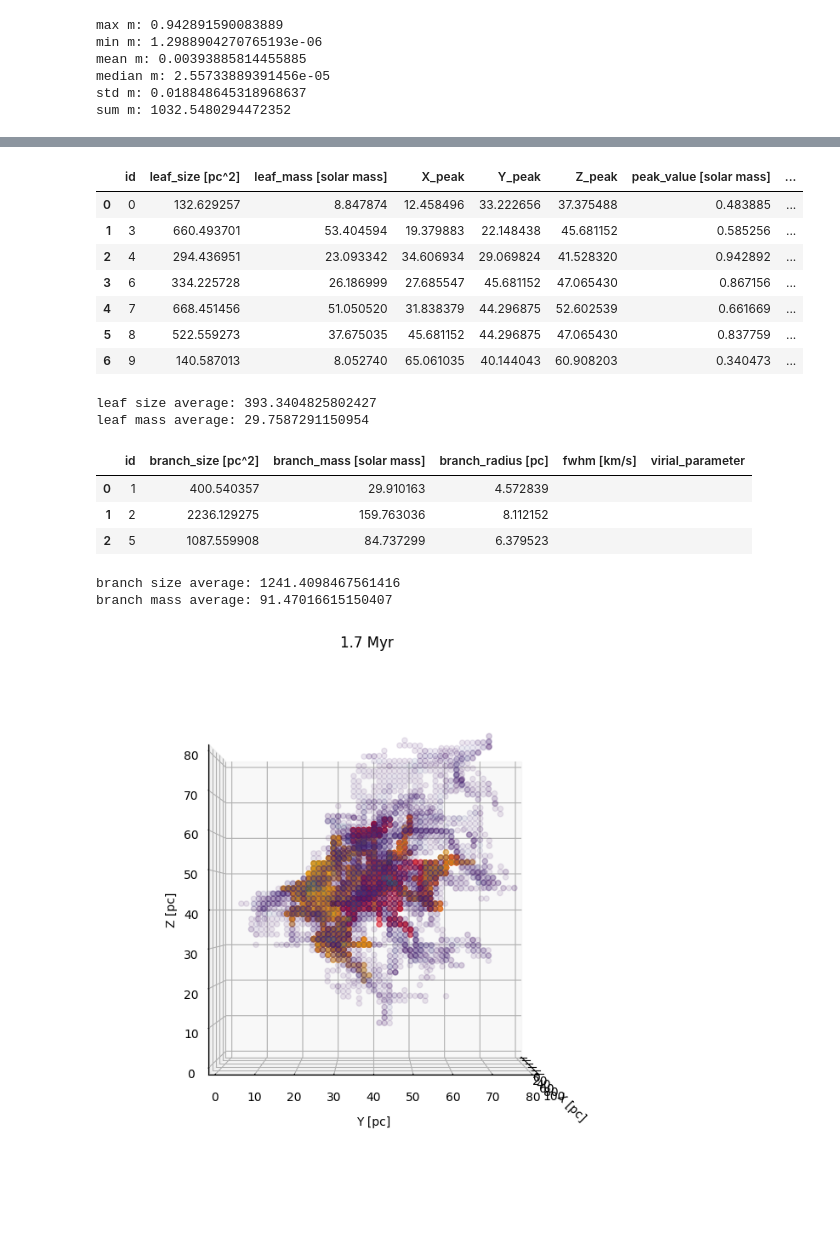
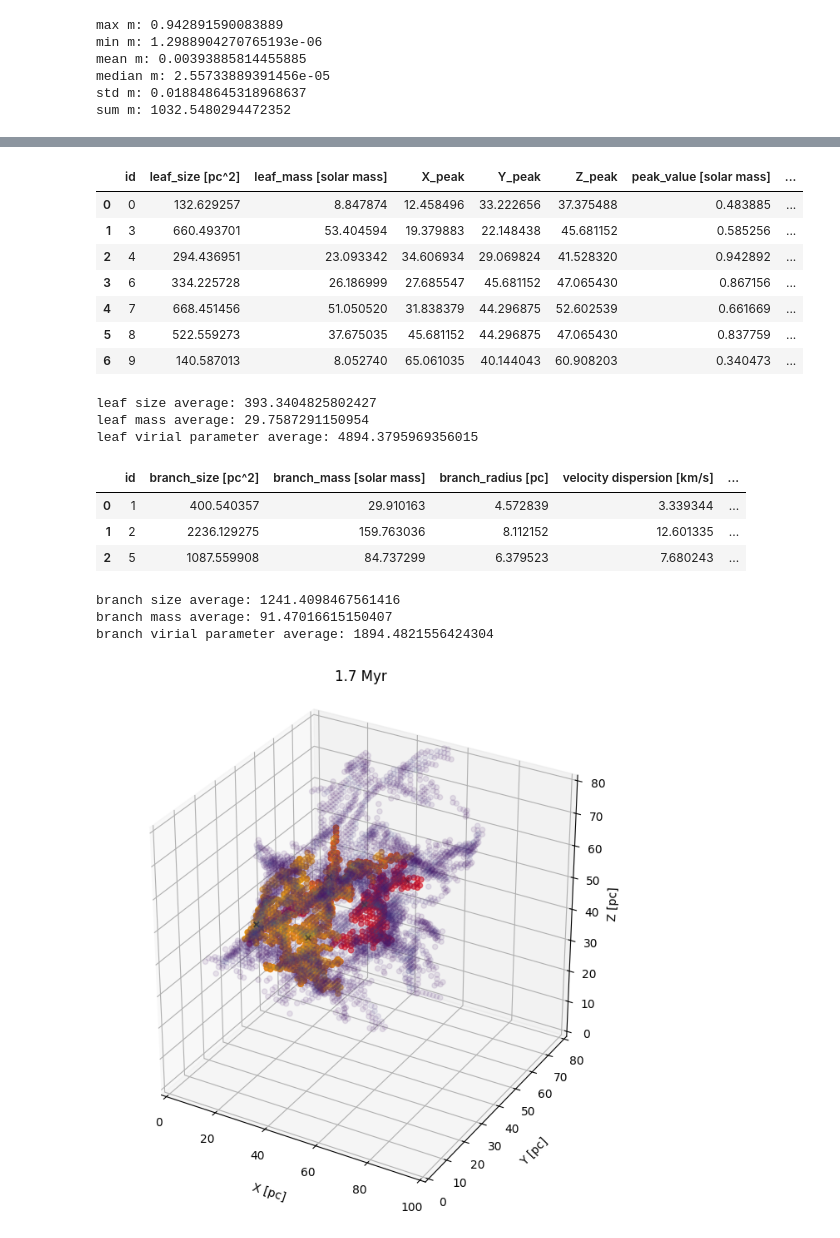
Before and after one commit to kotora260/StarGen, a Jupyter notebook: analysis_mass_ppp/dendro3D_2200.ipynb, the cells around one changed output, grey strips where cells are left out. Cells and saved outputs as stored; diff of their text form; code cells hidden in the pictures.

```diff
--- a/analysis_mass_ppp/dendro3D_2200.ipynb
+++ b/analysis_mass_ppp/dendro3D_2200.ipynb
@@ -34,6 +34,10 @@ d = get_data('C:/Users/kotor/StarGen/datasets/data_ppp/cb2200.h5')
 hx = d['space1']
 hy = d['space2']
 hz = d['space3']
+
+vx = d['vx']
+vy = d['vy']
+vz = d['vz']
 
 nH = d['nH']
 rho = nH * mu
@@ -155,6 +150,25 @@ for s in dendro.leaves:
 leaf_radius = np.cbrt(3 * (np.array(leaf_sizes)) / (4 * np.pi))
 branch_radius = np.cbrt(3 * (np.array(branch_sizes)) / (4 * np.pi))
 
+dv_leaf, dv_branch = [], []
+for structure_index in leaf_indices:
+    structure = dendro[structure_index]
+    mask = structure.get_mask()
+    indices = np.where(mask)
+    v = np.sqrt(vx[indices]**2 + vy[indices]**2 + vz[indices]**2)
+    dv = np.var(v)
+    dv_leaf.append(dv)
+for structure_index in branch_indices:
+    structure = dendro[structure_index]
+    mask = structure.get_mask()
+    indices = np.where(mask)
+    v = np.sqrt(vx[indices]**2 + vy[indices]**2 + vz[indices]**2)
+    dv = np.var(v)
+    dv_branch.append(dv)
+
+vir_leaf = (1.2 * 10**3 * np.array(leaf_radius) * np.array(dv_leaf)**2 / (3 * np.array(mass_per_leaf)))
+vir_branch = (1.2 * 10**3 * np.array(branch_radius) * np.array(dv_branch)**2 / (3 * np.array(mass_per_branch)))
+
 leaf_feature = pd.DataFrame({
     'id':leaf_indices,
     'leaf_size [pc^2]':leaf_sizes,
@@ -164,29 +178,31 @@ leaf_feature = pd.DataFrame({
     'Z_peak':y_peak,
     'peak_value [solar mass]':peak_value,
     'leaf_radius [pc]':leaf_radius,
-    'fwhm [km/s]':'',
-    'virial_parameter':''})
+    'velocity dispersion [km/s]':dv_leaf,
+    'virial_parameter':vir_leaf})
 branch_feature = pd.DataFrame({
     'id':branch_indices,
     'branch_size [pc^2]':branch_sizes,
     'branch_mass [solar mass]':mass_per_branch,
     'branch_radius [pc]':branch_radius,
-    'fwhm [km/s]':'',
-    'virial_parameter':''})
+    'velocity dispersion [km/s]':dv_branch,
+    'virial_parameter':vir_branch})
 
 leaf_size_ave = np.sum(leaf_sizes) / len(leaf_indices)
 branch_size_ave = np.sum(branch_sizes) / len(branch_indices)
 leaf_mass_ave = np.sum(mass_per_leaf) / len(leaf_indices)
 branch_mass_ave = np.sum(mass_per_branch) / len(branch_indices)
+leaf_vir_ave = np.sum(vir_leaf) / len(leaf_indices)
+branch_vir_ave = np.sum(vir_branch) / len(branch_indices)
 
 display(leaf_feature)
 print('leaf size average:', leaf_size_ave)
 print('leaf mass average:', leaf_mass_ave)
-#print('leaf virial parameter average:', leaf_vir_ave)
+print('leaf virial parameter average:', leaf_vir_ave)
 display(branch_feature)
 print('branch size average:', branch_size_ave)
 print('branch mass average:', branch_mass_ave)
-#print('branch virial parameter average:', branch_vir_ave)
+print('branch virial parameter average:', branch_vir_ave)
 # %% [output]
 |  | id | leaf_size [pc^2] | leaf_mass [solar mass] | X_peak | Y_peak | Z_peak | peak_value [solar mass] | ... |
 | 0 | 0 | 132.629257 | 8.847874 | 12.458496 | 33.222656 | 37.375488 | 0.483885 | ... |
@@ -198,47 +214,47 @@ print('branch mass average:', branch_mass_ave)
 | 6 | 9 | 140.587013 | 8.052740 | 65.061035 | 40.144043 | 60.908203 | 0.340473 | ... |
 leaf size average: 393.3404825802427
 leaf mass average: 29.7587291150954
+leaf virial parameter average: 4894.3795969356015
-|  | id | branch_size [pc^2] | branch_mass [solar mass] | branch_radius [pc] | fwhm [km/s] | virial_parameter |
-| 0 | 1 | 400.540357 | 29.910163 | 4.572839 |  |  |
-| 1 | 2 | 2236.129275 | 159.763036 | 8.112152 |  |  |
-| 2 | 5 | 1087.559908 | 84.737299 | 6.379523 |  |  |
+|  | id | branch_size [pc^2] | branch_mass [solar mass] | branch_radius [pc] | velocity dispersion [km/s] | ... |
+| 0 | 1 | 400.540357 | 29.910163 | 4.572839 | 3.339344 | ... |
+| 1 | 2 | 2236.129275 | 159.763036 | 8.112152 | 12.601335 | ... |
+| 2 | 5 | 1087.559908 | 84.737299 | 6.379523 | 7.680243 | ... |
 branch size average: 1241.4098467561416
 branch mass average: 91.47016615150407
+branch virial parameter average: 1894.4821556424304
 # %%
 # plot the contour
 
 fig = plt.figure(figsize=(10, 8))
 ax = fig.add_subplot(111, projection='3d')
 ax.set_box_aspect((1,1,1))
 
 for i, structure_index in enumerate(leaf_indices):
     structure = dendro[structure_index]
     mask = structure.get_mask()
     indices = np.where(mask)
     ax.scatter(indices[0] * hx, indices[2] * hy, indices[1] * hz, color='red', alpha=0.5)
 for j, structure_index in enumerate(branch_indices):
     structure = dendro[structure_index]
     mask = structure.get_mask()
     indices = np.where(mask)
     ax.scatter(indices[0] * hx, indices[2] * hy, indices[1] * hz, color='orange', alpha=0.5)
 
 ax.scatter(leaf_feature['X_peak'], leaf_feature['Y_peak'], leaf_feature['Z_peak'], marker='x', color='black')
 
 scatter = ax.scatter(x_filtered, z_filtered, y_filtered, c=gas_mass_filtered, cmap=colormap, norm=norm, alpha=0.1)
 
 ax.set_xlim3d(0, 100)
 ax.set_ylim3d(0, 80)
 ax.set_zlim3d(0, 80)
 
-ax.view_init(0, 0)
-
 plt.title("1.7 Myr")
 
 X = ax.set_xlabel('X [pc]', labelpad=10)
 Y = ax.set_ylabel('Y [pc]', labelpad=10)
 Z = ax.set_zlabel('Z [pc]', labelpad=3)
 # %% [output]
-[figure, old version]
+[figure, new version]
 # %%
 # plot by plotly
 
```
Also changed, not shown: parts of 1 cell of this notebook, 2 other files.
